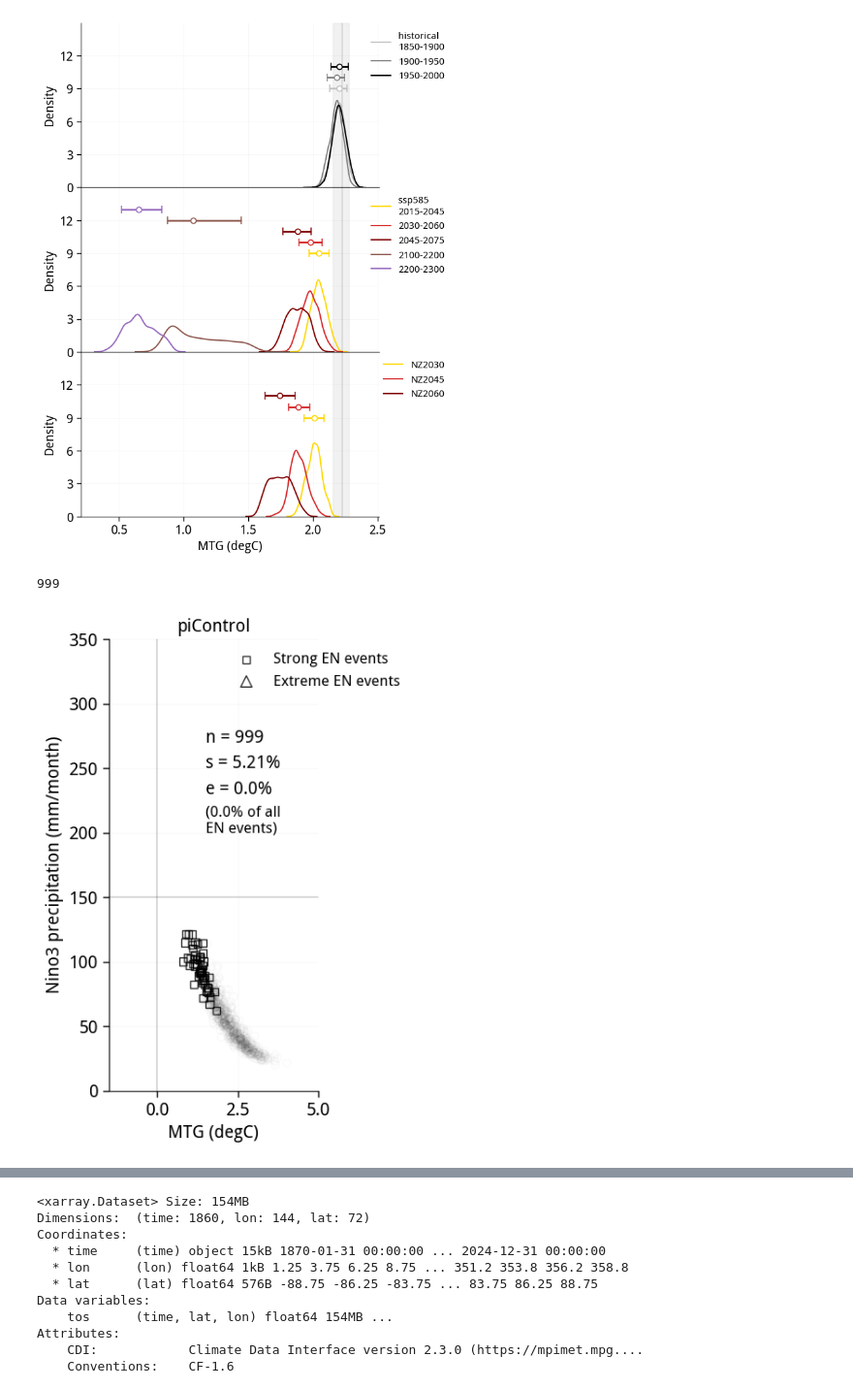
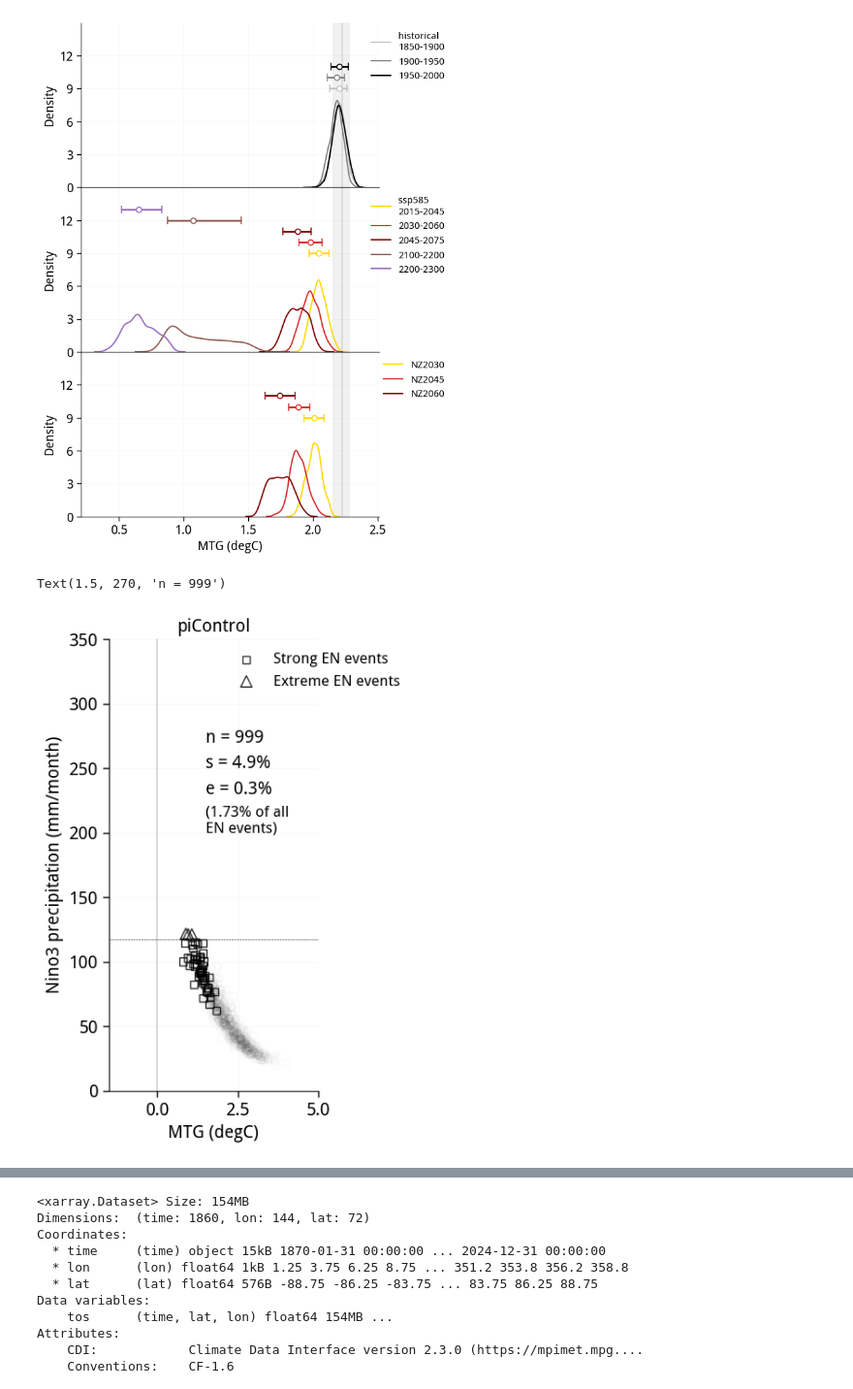
Before and after one commit to adisen99/net_zero_enso_pacific_changes, a Jupyter notebook: 03_access_nz_enso_characteristics.ipynb, the cells around one changed output, grey strips where cells are left out. Shown at 97% size. Drawn from its saved outputs; the diff is of its cells as text; code cells hidden in the pictures.

```diff
--- a/03_access_nz_enso_characteristics.ipynb
+++ b/03_access_nz_enso_characteristics.ipynb
@@ -1017,45 +1100,39 @@ out_dict = get_events_across_ensemble(
     nino3_north_pic.isel(time = slice(0, 999)),
     nino3_pic.isel(time = slice(0, 999)),
     nino3_pr_pic.isel(time = slice(0, 999)),
+    nino3_pr_pic.isel(time = slice(0, 999)).std('time'),
     )
 # %%
 plt.figure(figsize=(3,6.5))
 plt.scatter(out_dict['x_all'], out_dict['y_all'], color='k', alpha=0.02, facecolor='none')
-
-total_years = int(out_dict['all_events'].sum())
-elnino_years = int(out_dict['elnino_events'].sum())
+total_years   = int(out_dict['all_events'].sum())
+elnino_years  = int(out_dict['elnino_events'].sum())
 strong_events = int(out_dict['strong_events'].sum())
 extreme_events = int(out_dict['extreme_events'].sum())
-
 ###
-plt.scatter(out_dict['x_strong'], out_dict['y_strong'], marker='s', color='k', alpha=0.8, facecolor='none', label = 'Strong EN events')
+plt.scatter(out_dict['x_strong'], out_dict['y_strong'], marker='s', color='k',
+            alpha=0.8, facecolor='none', label='Strong EN events')
 val = np.round((strong_events/total_years)*100, 2)
 plt.text(1.5, 250, f's = {val}%', fontdict=dict(size=14))
-
-plt.scatter(out_dict['x_extreme'], out_dict['y_extreme'], marker='^', s=80, color='k', alpha=0.8, facecolor='none', label = 'Extreme EN events')
+plt.scatter(out_dict['x_extreme'], out_dict['y_extreme'], marker='^', s=80, color='k',
+            alpha=0.8, facecolor='none', label='Extreme EN events')
 val = np.round((extreme_events/total_years)*100, 2)
 plt.text(1.5, 230, f'e = {val}%', fontdict=dict(size=14))
 val = np.round((extreme_events/elnino_years)*100, 2)
 plt.text(1.5, 200, f'({val}% of all \nEN events)', fontdict=dict(size=12))
-
 plot_decorator()
 plt.xlim(-1.5, 5.0)
 plt.ylim(0, 350)
 plt.xlabel('MTG (degC)')
 plt.ylabel('Nino3 precipitation (mm/month)')
 plt.axvline(0.0, color='k', lw=0.2)
-plt.axhline(150.0, color='k', lw=0.2)
+plt.axhline(out_dict['pr_thresh'], color='k', lw=0.4, ls='--')   # mu_period + 3*sigma_pic
 plt.legend(frameon=False, fontsize=12, bbox_to_anchor=(0.52, 1.0))
-
-plt.title(f'piControl', fontsize=14)
+plt.title('piControl', fontsize=14)
 plt.text(1.5, 270, f'n = {total_years}', fontdict=dict(size=14))
-# plt.text(1.5, 250, f'en = {elnino_years}', fontdict=dict(size=14))
-
-
-total_years
 # %% [output]
-999
+Text(1.5, 270, 'n = 999')
-[figure, old version]
+[figure, new version]
 # %%
 conc_nino3_trans = conc_nino3_trans.sortby('model')
 conc_nino3_trans_index = conc_nino3_trans_index.sortby('model')
```
Also changed, not shown: parts of 17 cells of this notebook, 1 other file.
